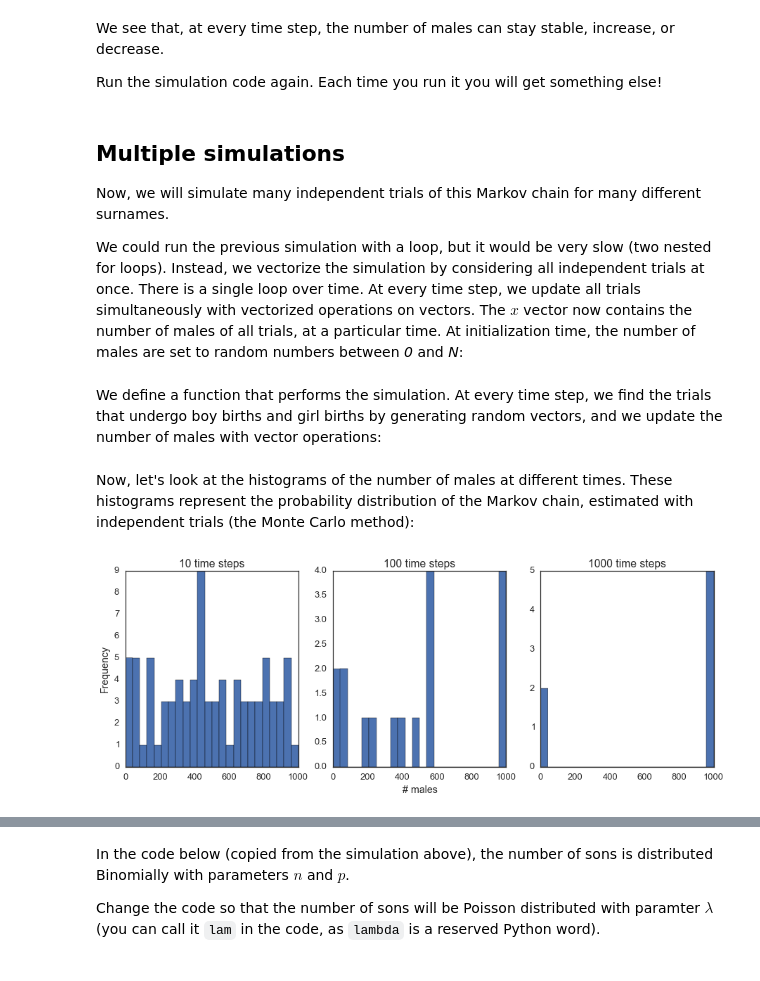
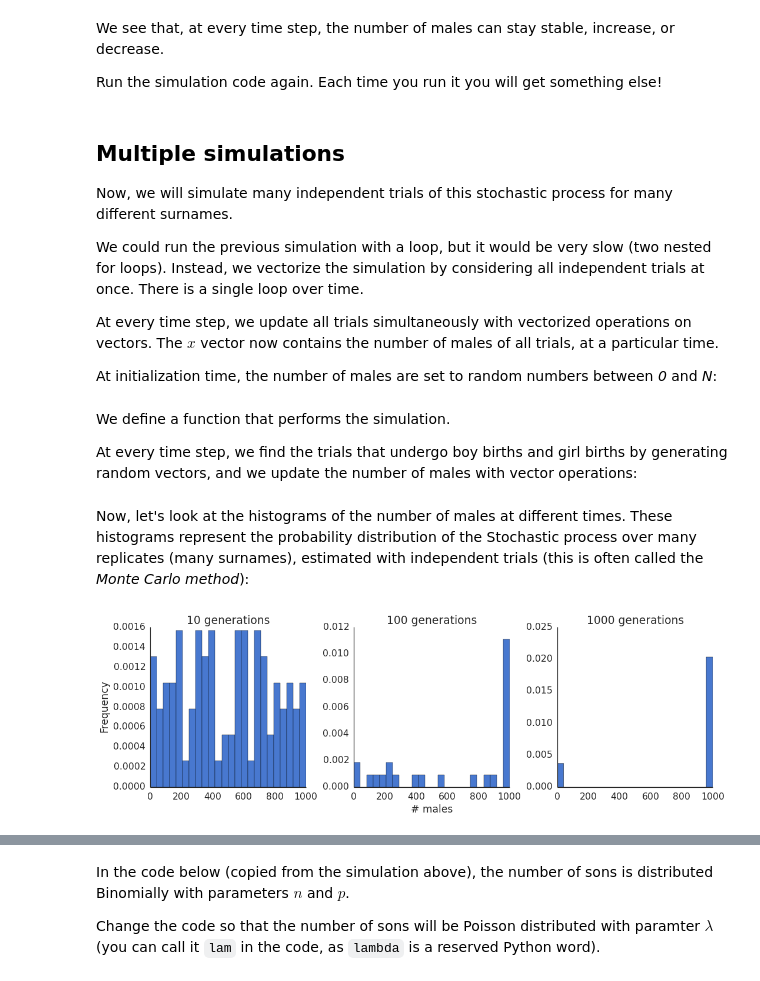
Before and after one commit to Py4Life/TAU2015, a Jupyter notebook: lecture8.ipynb, the cells around one changed output, grey strips where cells are left out. Saved outputs shown, nothing was run; the diff lists cells and outputs as text; code cells hidden in the pictures.

```diff
--- a/lecture8.ipynb
+++ b/lecture8.ipynb
@@ -48,0 +54,23 @@ from scipy import stats
+# %%
+time = 1000
+randoms = np.random.rand(time)
+red = np.ones(time)
+blue = np.ones(time)
+
+for t in range(1,time):
+    red_freq = red[t-1]/(red[t-1] + blue[t-1])
+    draw_red = (randoms[t-1] < red_freq)
+    draw_blue = ~draw_red
+    red[t] = red[t-1] + draw_red
+    blue[t] = blue[t-1] + draw_blue
+
+fig,ax = plt.subplots(1, 2, sharex=True, sharey=False)
+ax[0].plot(red)
+ax[0].plot(blue)
+ax[0].set_xlabel('# draws')
+ax[0].set_ylabel('# balls')
+ax[1].plot(red/(red + blue))
+ax[1].set_xlabel('# draws')
+ax[1].set_ylabel('% red')
+sns.despine()
+fig.tight_layout()
@@ -58,4 +97,5 @@ We further simplify the model by assuming that each male has probability $n$ off
 # %%
+sns.set_palette(sns.color_palette('muted'))
 N = 1000
 n = 3
 p = 0.35 # probability for a reproductive son
@@ -156,14 +197,16 @@ Run the simulation code again. Each time you run it you will get something else!
 # %% [markdown]
 ## Multiple simulations
 
-Now, we will simulate many independent trials of this Markov chain for many different surnames.
+Now, we will simulate many independent trials of this stochastic process for many different surnames.
 
-We could run the previous simulation with a loop, but it would be very slow (two nested for
-loops). Instead, we vectorize the simulation by considering all independent trials
-at once. There is a single loop over time. At every time step, we update all trials
-simultaneously with vectorized operations on vectors. The $x$ vector now contains the
-number of males of all trials, at a particular time. At initialization time, the number of males
-are set to random numbers between _0_ and _N_:
+We could run the previous simulation with a loop, but it would be very slow (two nested for loops).
+Instead, we vectorize the simulation by considering all independent trials at once.
+There is a single loop over time.
+
+At every time step, we update all trials simultaneously with vectorized operations on vectors.
+The $x$ vector now contains the number of males of all trials, at a particular time.
+
+At initialization time, the number of males are set to random numbers between _0_ and _N_:
 # %%
 ntrials = 100
 n = 3
@@ -171,36 +214,37 @@ p = 0.34
 
 x = np.random.randint(size=ntrials, low=0, high=N)
 # %% [markdown]
-We define a function that performs the simulation. At every time step, we find the
-trials that undergo boy births and girl births by generating random vectors, and we update
-the number of males with vector operations:
+We define a function that performs the simulation.
+
+At every time step, we find the trials that undergo boy births and girl births by generating random vectors, and we update the number of males with vector operations:
 # %%
 def simulate(x, nsteps):
-    """Run the simulation."""
-    for _ in range(nsteps - 1):
-        # Which trials to update?
+    for t in range(nsteps - 1):
+        # Which trials to update? Only ones that are not absorbed yet
         update = (0 < x) & (x < N-1)
-        # In which trials do births occur?
+        # In which trials do male births occur?
         boys = np.random.binomial(x[update] * n, p)
         # We update the population size for all trials.
         x[update] = boys
 # %% [markdown]
 Now, let's look at the histograms of the number of males at different times.
-These histograms represent the probability distribution of the Markov chain,
-estimated with independent trials (the Monte Carlo method):
+These histograms represent the probability distribution of the Stochastic process over many replicates (many surnames),
+estimated with independent trials (this is often called the _Monte Carlo method_):
 # %%
 bins = np.linspace(0, N, 25)
-nsteps_list = [10, 100, 1000]
+generations_list = [10, 100, 1000]
 # %%
-fig, ax = subplots(1, 3, figsize=(15,5), sharex=True, sharey=False)
-for i, nsteps in enumerate(nsteps_list):
-    simulate(x, nsteps)
-    ax[i].hist(x, bins=bins)
-    ax[i].set_title("%d time steps" % nsteps)
+fig, ax = plt.subplots(1, 3, figsize=(15,5), sharex=True, sharey=False)
+for i, generations in enumerate(generations_list):
+    simulate(x, generations)
+    ax[i].hist(x, bins=bins, normed=True)
+    ax[i].set_title("%d generations" % generations)
     if i == 0:
         ax[i].set_ylabel("Frequency")
     if i == 1:
         ax[i].set_xlabel("# males")
+sns.despine()
+fig.tight_layout()
 # %% [output]
-[figure, old version]
+[figure, new version]
 # %% [markdown]
```
Also changed, not shown: parts of 30 cells of this notebook.
